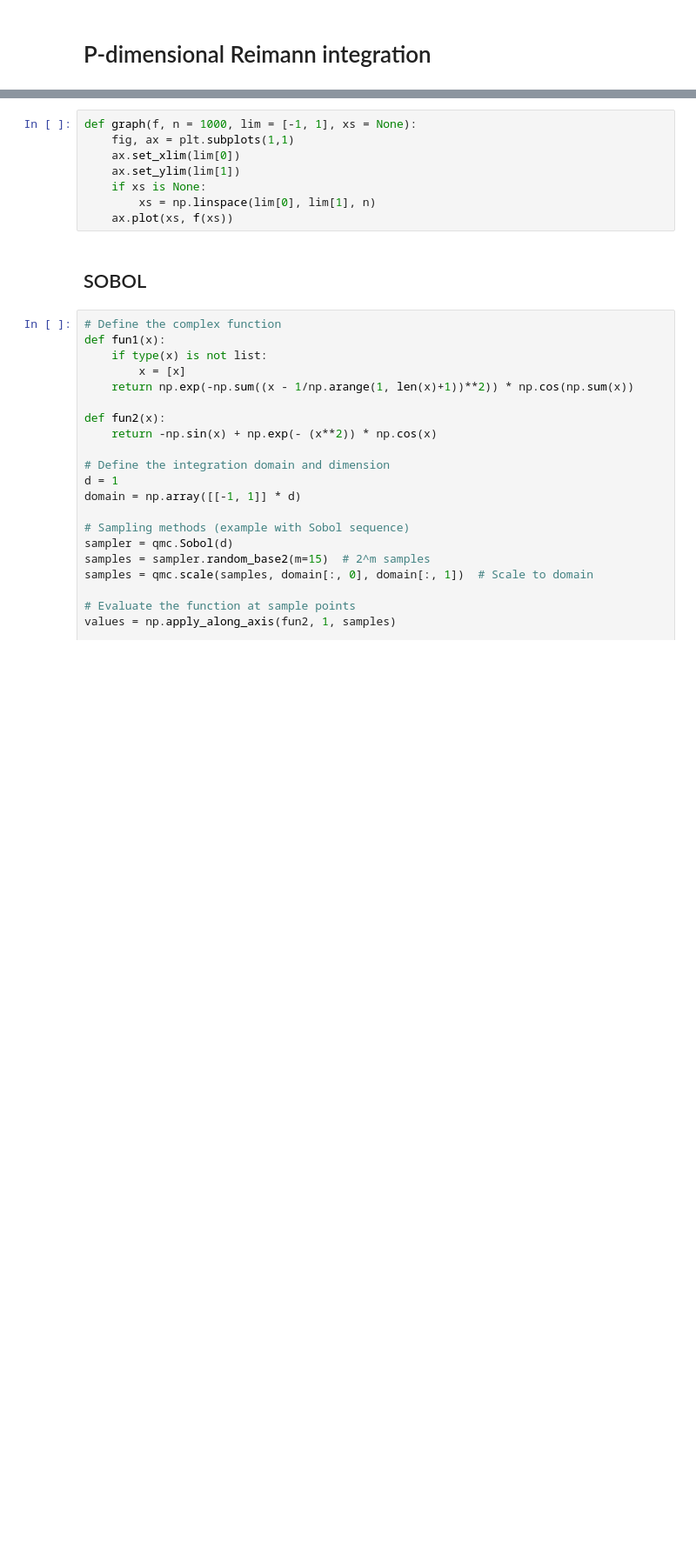
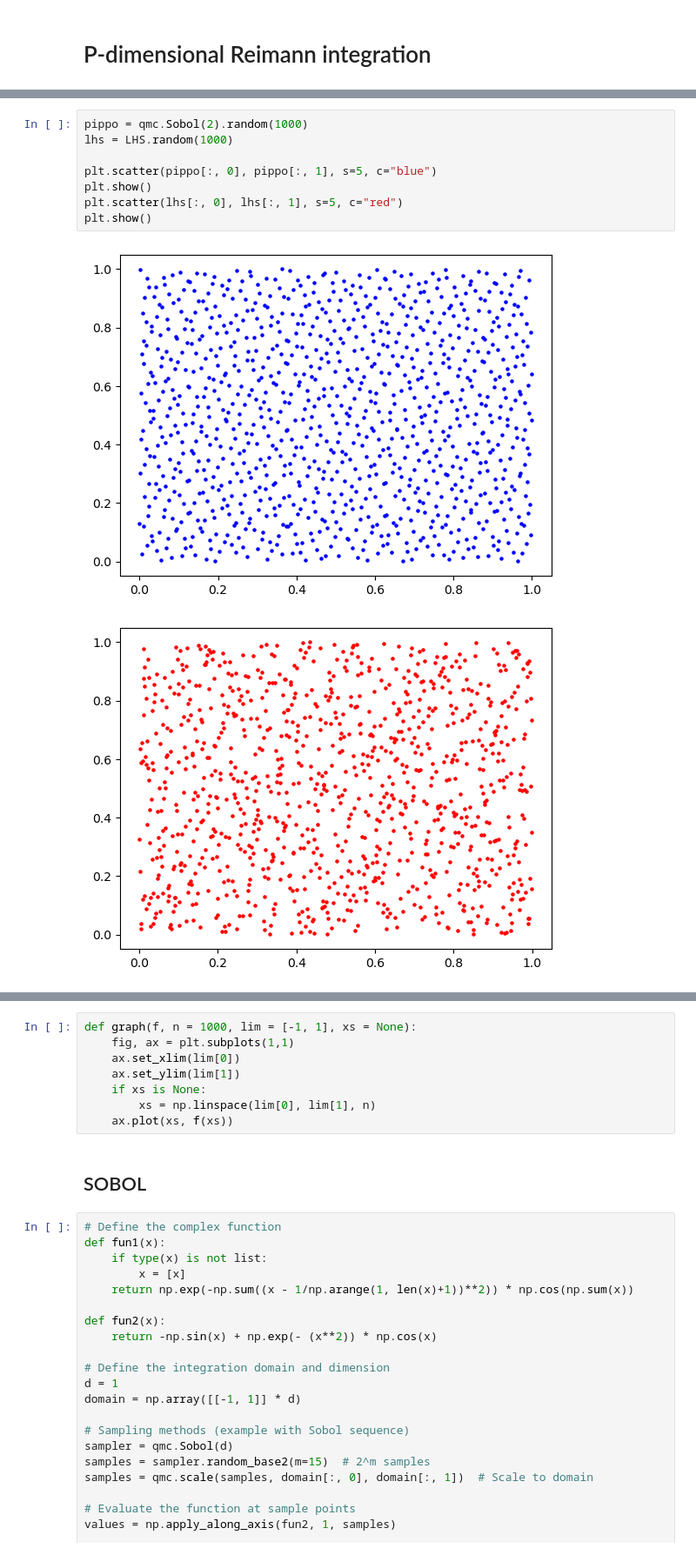
Before and after one commit to alecrespi/latinexpansion, a Jupyter notebook: EXPERIMENTS.ipynb, the cells around one changed output, grey strips where cells are left out. Shown at 87% size. Cells and saved outputs as stored; diff of their text form; blank space fills up the shorter version.

```diff
--- a/EXPERIMENTS.ipynb
+++ b/EXPERIMENTS.ipynb
@@ -121,0 +210,11 @@ list
+# %%
+pippo = qmc.Sobol(2).random(1000)
+lhs = LHS.random(1000)
+
+plt.scatter(pippo[:, 0], pippo[:, 1], s=5, c="blue")
+plt.show()
+plt.scatter(lhs[:, 0], lhs[:, 1], s=5, c="red")
+plt.show()
+# %% [output]
+[figure, added]
+[figure, added]
```
Also changed, not shown: parts of 21 cells of this notebook, 2 other files.
